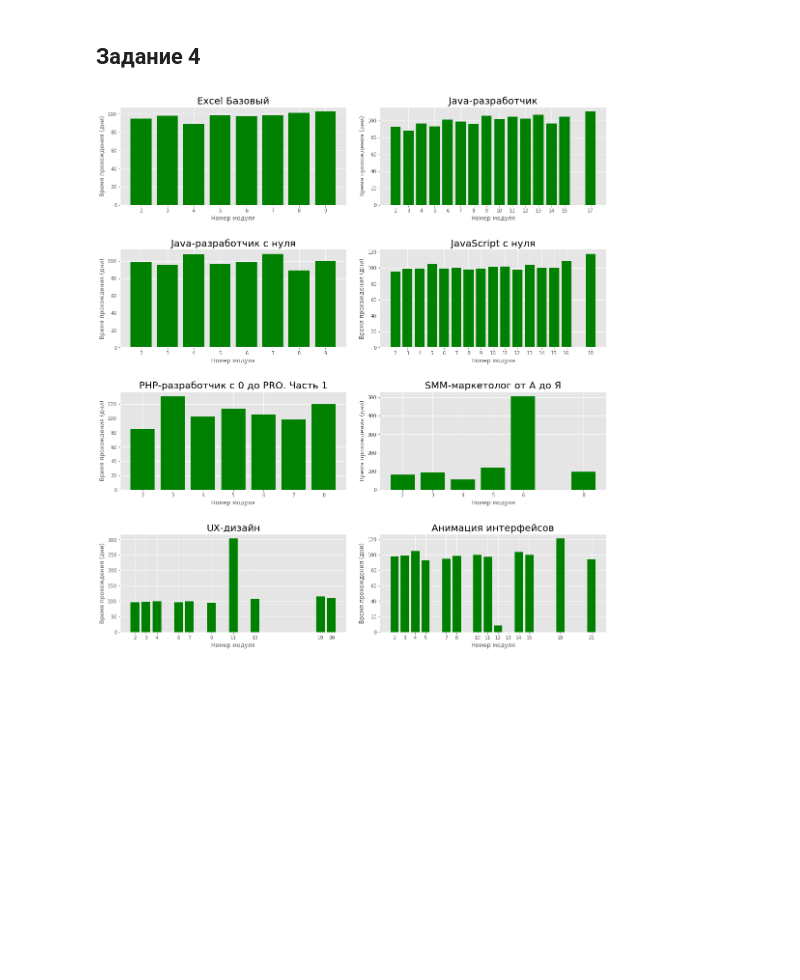
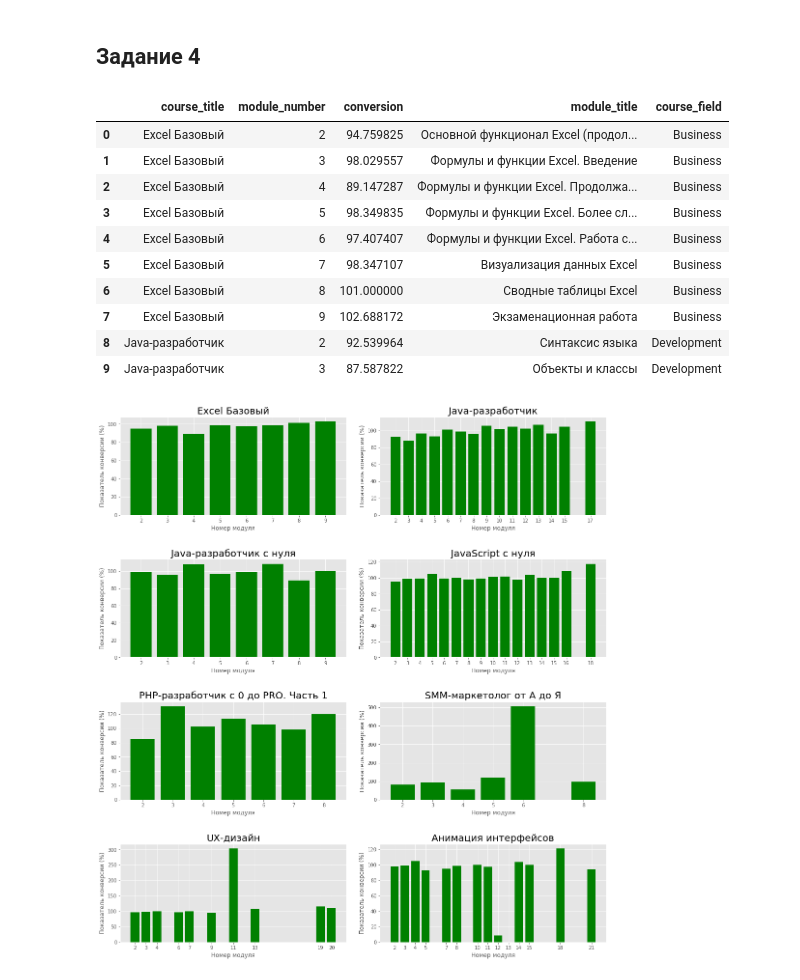
Before and after one commit to Dreeamcatcher/repo, a Jupyter notebook: skillbox/Data analytics - junior/course works/1/Coursework_analytics_1.ipynb, the cells around one changed output. Cells and saved outputs as stored; diff of their text form; code cells hidden in the pictures; blank space fills up the shorter version.

```diff
--- a/skillbox/Data analytics - junior/course works/1/Coursework_analytics_1.ipynb
+++ b/skillbox/Data analytics - junior/course works/1/Coursework_analytics_1.ipynb
@@ -765,34 +765,53 @@ started_df.rename(columns={'lesson_number' : 'start_count'}, inplace=True)
 finished_df = homeworks_df.iloc[:,1:4].groupby(['course_title', 'module_number']).agg('last').reset_index()
 # присоединяем к датафрейму данные о всех прогрессах, только по нужным урокам
 finished_df = pd.merge(finished_df, homeworks_df.iloc[:,1:6], how='inner', on=['course_title', 'module_number', 'lesson_number'])
 # продолжаем работу только с завершенными прогрессами
 finished_df = finished_df[finished_df.status == 'done']
 finished_df.drop(['status', 'student_id'], axis='columns', inplace=True)
 # считаем количество прогрессов в каждом модуле
 finished_df = finished_df.groupby(['course_title', 'module_number']).agg('count').reset_index()
 finished_df.rename(columns={'lesson_number' : 'finish_count'}, inplace=True)
 # объединяем данные в датафрейм conversion_df (из датафреймов started_df и finished_df)
 conversion_df = pd.merge(started_df, finished_df, how='outer', on=['course_title', 'module_number'])
 # заполняем пустые значения нулями
 conversion_df.fillna(value=0, inplace=True)
 # формируем словарь conversion_dict, содержащий показатели конверсии по курсам
 conversion_dict = {}
 def fill_conversion_dict(group):
     """заполняет словарь conversion_dict показателями конверсии"""
     conversion_dict[group['course_title'].values[0]] = (group['start_count'].values[1:] / group['finish_count'].values[:-1]) * 100
 
 conversion_df.groupby(['course_title']).apply(fill_conversion_dict)
 
 # удаляем первый модуль в каждом курсе
 conversion_df = conversion_df.groupby('course_title').apply(lambda group: group.iloc[1:,1:]).reset_index()
 # соединяем все показатели конверсии в список, для последующего присоединения к датафрейму
 conversion_values = [conv for conv_list in conversion_dict.values() for conv in conv_list]
 # создаем столбец conversion и заполняем значениями списка conversion_values
 conversion_df['conversion'] = conversion_values
 # удаляем лишние столбцы
 conversion_df.drop(['level_1', 'start_count', 'finish_count'], axis='columns', inplace=True)
-
+# присоединяем имена моудлей и виды курсов
+conversion_df = pd.merge(
+    conversion_df,
+    courses_df[['course_title', 'module_number', 'module_title', 'course_field']].groupby([
+     'course_title', 'module_number'
+    ]).agg('first'),
+    how='left', on=['course_title', 'module_number']
+)
 conversion_df.head(10)
+# %% [output]
+|  | course_title | module_number | conversion | module_title | course_field |
+| 0 | Excel Базовый | 2 | 94.759825 | Основной функционал Excel (продол... | Business |
+| 1 | Excel Базовый | 3 | 98.029557 | Формулы и функции Excel. Введение | Business |
+| 2 | Excel Базовый | 4 | 89.147287 | Формулы и функции Excel. Продолжа... | Business |
+| 3 | Excel Базовый | 5 | 98.349835 | Формулы и функции Excel. Более сл... | Business |
+| 4 | Excel Базовый | 6 | 97.407407 | Формулы и функции Excel. Работа с... | Business |
+| 5 | Excel Базовый | 7 | 98.347107 | Визуализация данных Excel | Business |
+| 6 | Excel Базовый | 8 | 101.000000 | Сводные таблицы Excel | Business |
+| 7 | Excel Базовый | 9 | 102.688172 | Экзаменационная работа | Business |
+| 8 | Java-разработчик | 2 | 92.539964 | Синтаксис языка | Development |
+| 9 | Java-разработчик | 3 | 87.587822 | Объекты и классы | Development |
 # %%
 # ЗАДАНИЕ 4.2
 
```
Also changed, not shown: parts of 2 cells of this notebook.
